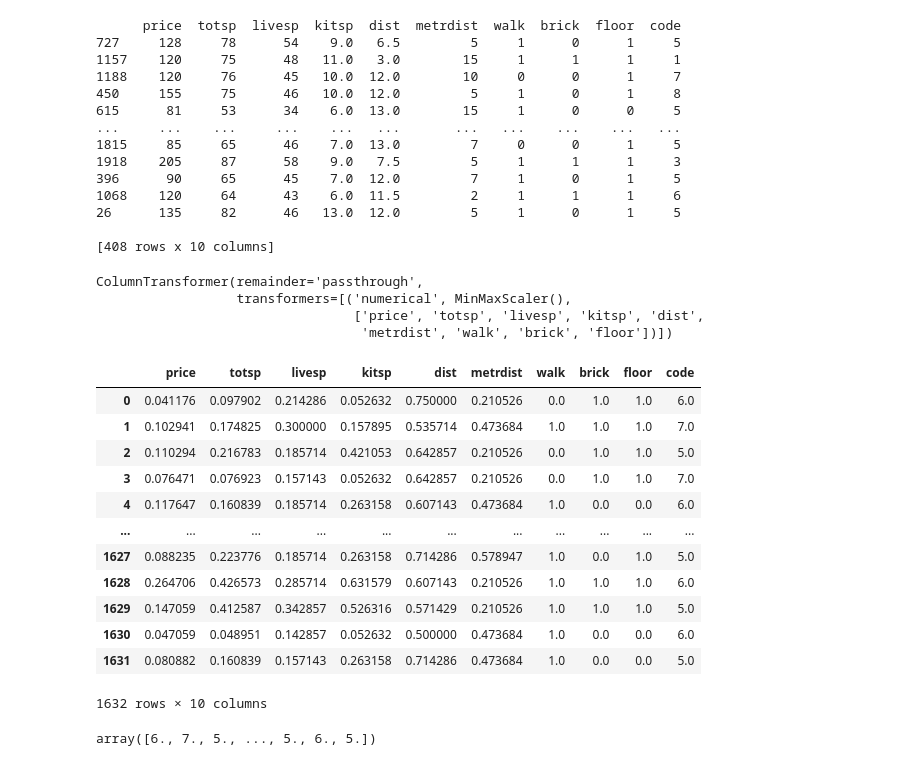
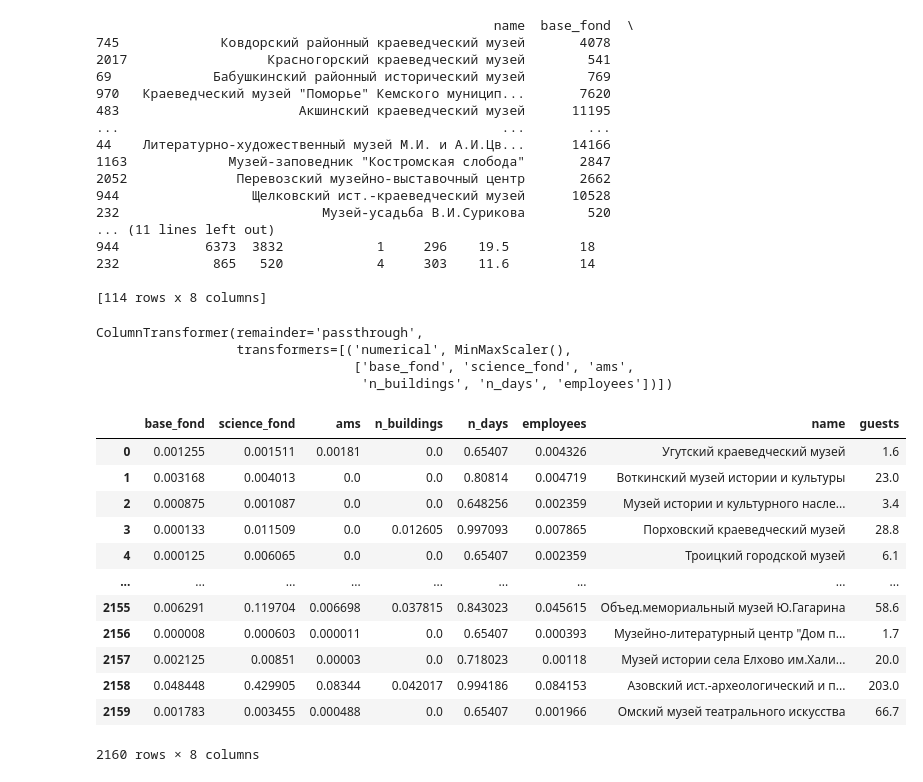
Before and after one commit to Mar1eena/My, a Jupyter notebook: курсач/Антонов Д. Курсовая работа ИСТ-19-1.ipynb, the cells around one changed output. Saved outputs shown, nothing was run; the diff lists cells and outputs as text; code cells hidden in the pictures.

```diff
--- a/курсач/Антонов Д. Курсовая работа ИСТ-19-1.ipynb
+++ b/курсач/Антонов Д. Курсовая работа ИСТ-19-1.ipynb
@@ -46,13 +40,13 @@ from sklearn import preprocessing
 # %%
 #Задача: вычисление значения параметра code на основании остальных параметров.
-train_data = pd.read_csv("Набор_2_цены_квартир.csv",delimiter=';')#Меняем разделитель на ;
+train_data = pd.read_csv("Набор_1_музеи_России.csv",delimiter=';')#Меняем разделитель на ;
 # %%
 #выбираем рандомное число
-my_code = "Магдиев"
+my_code = "АнтоновДмитрий"
 seed_limit = 2 ** 32
 my_seed = int.from_bytes(my_code.encode(), "little") % seed_limit
 # %%
 # Определим размер валидационной выборки
-val_size = round(0.2*len(train_data))
+val_size = round(0.05*len(train_data))
 print(val_size)
 # %% [output]
@@ -86,25 +83,29 @@ print(train)
 # %%
 print(val)
 # %% [output]
-      price  totsp  livesp  kitsp  dist  metrdist  walk  brick  floor  code
-727     128     78      54    9.0   6.5         5     1      0      1     5
-1157    120     75      48   11.0   3.0        15     1      1      1     1
-1188    120     76      45   10.0  12.0        10     0      0      1     7
-450     155     75      46   10.0  12.0         5     1      0      1     8
-615      81     53      34    6.0  13.0        15     1      0      0     5
-...     ...    ...     ...    ...   ...       ...   ...    ...    ...   ...
-1815     85     65      46    7.0  13.0         7     0      0      1     5
-1918    205     87      58    9.0   7.5         5     1      1      1     3
-396      90     65      45    7.0  12.0         7     1      0      1     5
-1068    120     64      43    6.0  11.5         2     1      1      1     6
-26      135     82      46   13.0  12.0         5     1      0      1     5
+                                                   name  base_fond  \
+745             Ковдорский районный краеведческий музей       4078
+2017                  Красногорский краеведческий музей        541
+69             Бабушкинский районный исторический музей        769
+970   Краеведческий музей "Поморье" Кемского муницип...       7620
+483                       Акшинский краеведческий музей      11195
+...                                                 ...        ...
+44    Литературно-художественный музей М.И. и А.И.Цв...      14166
+1163             Музей-заповедник "Костромская слобода"       2847
+2052              Перевозский музейно-выставочный центр       2662
+944                 Щелковский ист.-краеведческий музей      10528
+232                          Музей-усадьба В.И.Сурикова        520
+... (11 lines left out)
+944           6373  3832            1     296    19.5         18
+232            865   520            4     303    11.6         14
 
-[408 rows x 10 columns]
+[114 rows x 8 columns]
 # %%
 # Значения в числовых столбцах преобразуем к отрезку [0,1].
 # Для настройки скалировщика используем только обучающую выборку.
-num_columns = ['price','totsp','livesp','kitsp','dist','metrdist','walk','brick','floor']
-ord_columns = ['code']
+name=['name']
+num_columns = ['base_fond','science_fond','ams','n_buildings','n_days','employees']
+ord_columns = ['guests']
 
 ct = ColumnTransformer(transformers=[('numerical', MinMaxScaler(), num_columns)], remainder='passthrough')
 
@@ -112,33 +113,33 @@ ct.fit(train)
 # %% [output]
 ColumnTransformer(remainder='passthrough',
                   transformers=[('numerical', MinMaxScaler(),
-                                 ['price', 'totsp', 'livesp', 'kitsp', 'dist',
-                                  'metrdist', 'walk', 'brick', 'floor'])])
+                                 ['base_fond', 'science_fond', 'ams',
+                                  'n_buildings', 'n_days', 'employees'])])
 # %%
 # Преобразуем значения, тип данных приводим к DataFrame
 sc_train = pd.DataFrame(ct.transform(train))
 sc_val = pd.DataFrame(ct.transform(val))
 
 # даем название столбцам
-column_names = num_columns + ord_columns
+column_names = num_columns +['name']+ ord_columns
 sc_train.columns = column_names
 sc_val.columns = column_names
 
 sc_train
 # %% [output]
-|  | price | totsp | livesp | kitsp | dist | metrdist | walk | brick | floor | code |
-| 0 | 0.041176 | 0.097902 | 0.214286 | 0.052632 | 0.750000 | 0.210526 | 0.0 | 1.0 | 1.0 | 6.0 |
-| 1 | 0.102941 | 0.174825 | 0.300000 | 0.157895 | 0.535714 | 0.473684 | 1.0 | 1.0 | 1.0 | 7.0 |
-| 2 | 0.110294 | 0.216783 | 0.185714 | 0.421053 | 0.642857 | 0.210526 | 0.0 | 1.0 | 1.0 | 5.0 |
-| 3 | 0.076471 | 0.076923 | 0.157143 | 0.052632 | 0.642857 | 0.210526 | 0.0 | 1.0 | 1.0 | 7.0 |
-| 4 | 0.117647 | 0.160839 | 0.185714 | 0.263158 | 0.607143 | 0.473684 | 1.0 | 0.0 | 0.0 | 6.0 |
-| ... | ... | ... | ... | ... | ... | ... | ... | ... | ... | ... |
-| 1627 | 0.088235 | 0.223776 | 0.185714 | 0.263158 | 0.714286 | 0.578947 | 1.0 | 0.0 | 1.0 | 5.0 |
-| 1628 | 0.264706 | 0.426573 | 0.285714 | 0.631579 | 0.607143 | 0.210526 | 1.0 | 1.0 | 1.0 | 6.0 |
-| 1629 | 0.147059 | 0.412587 | 0.342857 | 0.526316 | 0.571429 | 0.210526 | 1.0 | 1.0 | 1.0 | 5.0 |
-| 1630 | 0.047059 | 0.048951 | 0.142857 | 0.052632 | 0.500000 | 0.473684 | 1.0 | 0.0 | 0.0 | 6.0 |
-| 1631 | 0.080882 | 0.160839 | 0.157143 | 0.263158 | 0.714286 | 0.473684 | 1.0 | 0.0 | 0.0 | 5.0 |
+|  | base_fond | science_fond | ams | n_buildings | n_days | employees | name | guests |
+| 0 | 0.001255 | 0.001511 | 0.00181 | 0.0 | 0.65407 | 0.004326 | Угутский краеведческий музей | 1.6 |
+| 1 | 0.003168 | 0.004013 | 0.0 | 0.0 | 0.80814 | 0.004719 | Воткинский музей истории и культуры | 23.0 |
+| 2 | 0.000875 | 0.001087 | 0.0 | 0.0 | 0.648256 | 0.002359 | Музей истории и культурного насле... | 3.4 |
+| 3 | 0.000133 | 0.011509 | 0.0 | 0.012605 | 0.997093 | 0.007865 | Порховский краеведческий музей | 28.8 |
+| 4 | 0.000125 | 0.006065 | 0.0 | 0.0 | 0.65407 | 0.002359 | Троицкий городской музей | 6.1 |
+| ... | ... | ... | ... | ... | ... | ... | ... | ... |
+| 2155 | 0.006291 | 0.119704 | 0.006698 | 0.037815 | 0.843023 | 0.045615 | Объед.мемориальный музей Ю.Гагарина | 58.6 |
+| 2156 | 0.000008 | 0.000603 | 0.000011 | 0.0 | 0.65407 | 0.000393 | Музейно-литературный центр "Дом п... | 1.7 |
+| 2157 | 0.002125 | 0.00851 | 0.00003 | 0.0 | 0.718023 | 0.00118 | Музей истории села Елхово им.Хали... | 20.0 |
+| 2158 | 0.048448 | 0.429905 | 0.08344 | 0.042017 | 0.994186 | 0.084153 | Азовский ист.-археологический и п... | 203.0 |
+| 2159 | 0.001783 | 0.003455 | 0.000488 | 0.0 | 0.65407 | 0.001966 | Омский музей театрального искусства | 66.7 |
-1632 rows × 10 columns
+2160 rows × 8 columns
 # %%
 # В качестве входных параметров используем первые 9 числовых параметров,
 # в качестве выходного - десятый числовой параметр.
@@ -147,7 +148,3 @@ x_val = sc_val[num_columns]
 
 y_train = (sc_train[ord_columns].values).flatten()
 y_val = (sc_val[ord_columns].values).flatten()
-# %%
-y_train
-# %% [output]
-array([6., 7., 5., ..., 5., 6., 5.])
```
Also changed, not shown: parts of 26 cells of this notebook, 3 other files.
